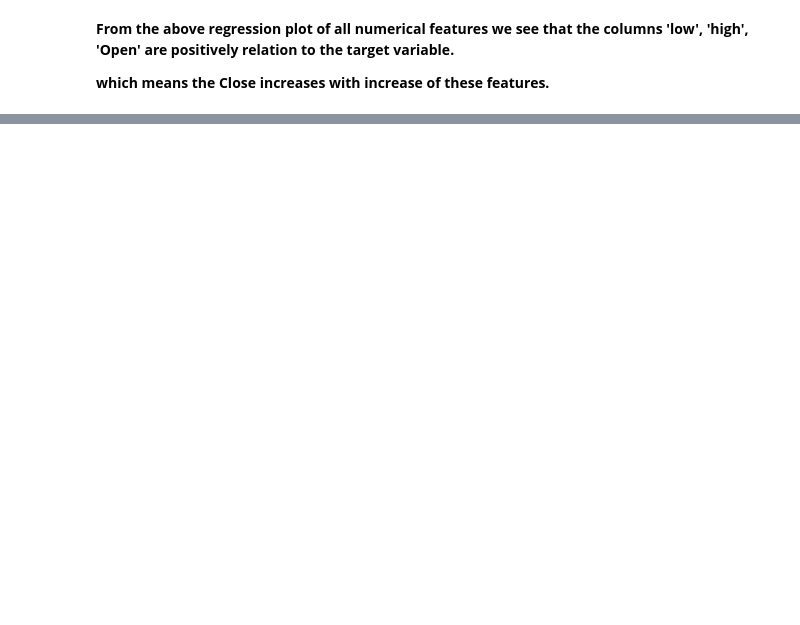
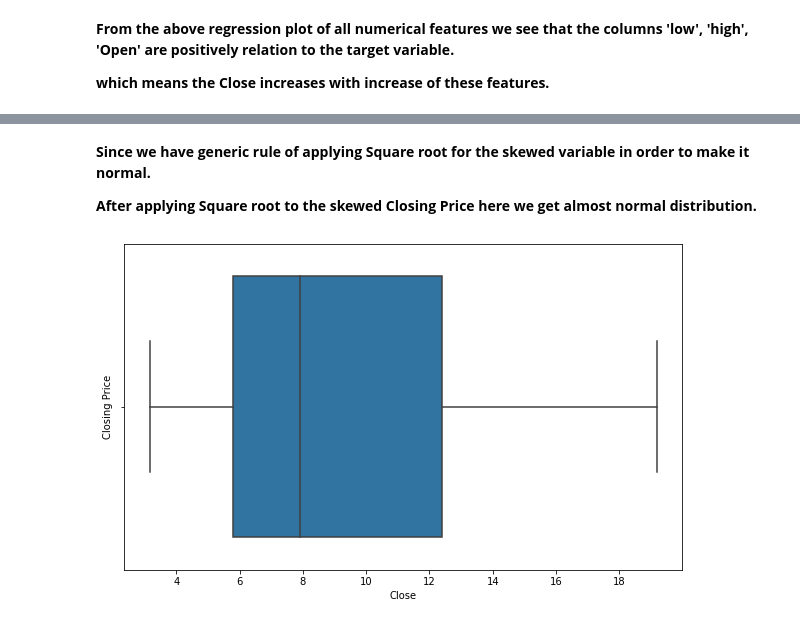
Before and after one commit to niteshgajakosh/yes-Bank-Stock-Closing_Price_Prediction, a Jupyter notebook: Yes_Bank_Stock_Closing_Price_Prediction.ipynb, the cells around one changed output, grey strips where cells are left out. Cells and saved outputs as stored; diff of their text form; code cells hidden in the pictures; blank space fills up the shorter version.

```diff
--- a/Yes_Bank_Stock_Closing_Price_Prediction.ipynb
+++ b/Yes_Bank_Stock_Closing_Price_Prediction.ipynb
@@ -388,0 +429,13 @@ for col in numerical_features:
+# %% [markdown]
+**Since we have generic rule of applying Square root for the skewed variable in order to make it normal.**
+
+**After applying Square root to the skewed Closing Price here we get almost normal distribution.**
+# %%
+#After applying sqrt on Rented Bike Count check wheater we still have outliers
+plt.figure(figsize=(10,6))
+
+plt.ylabel('Closing Price')
+sns.boxplot(x=np.sqrt(df['Close']))
+plt.show()
+# %% [output]
+[figure, added]
```
Also changed, not shown: parts of 36 cells of this notebook.
